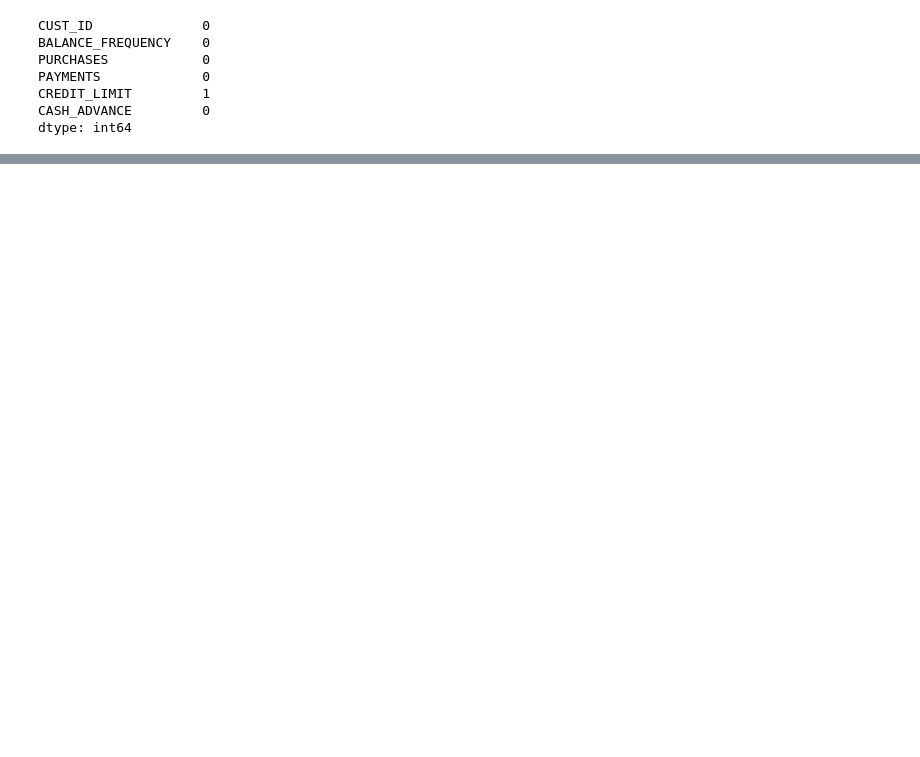
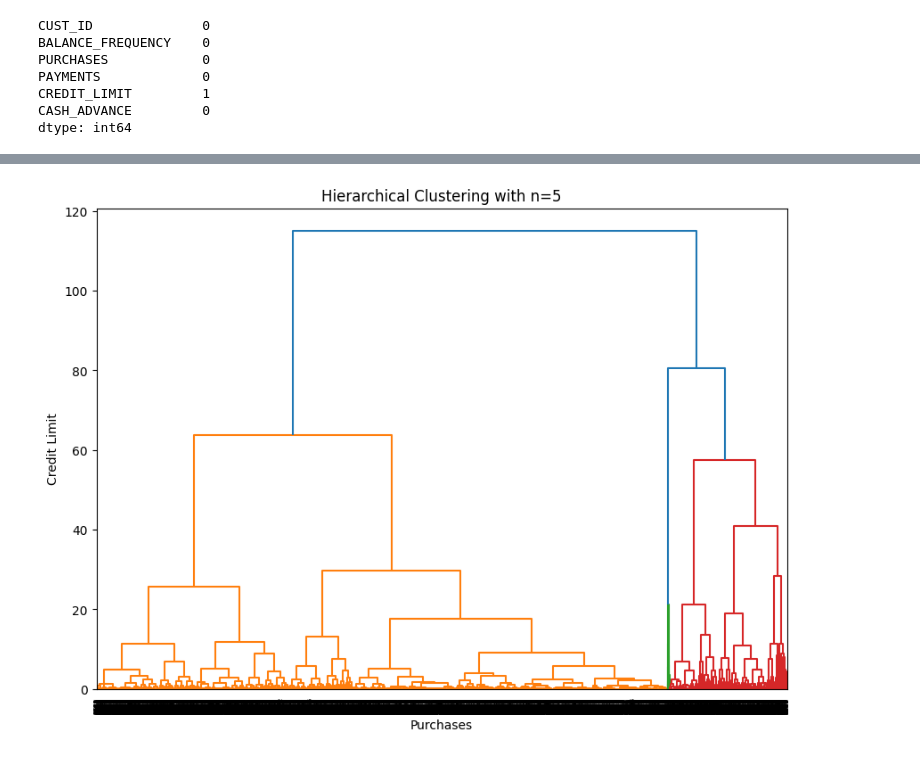
Before and after one commit to classical16/gomycode, a Jupyter notebook: unsupervised_learning_;_clustering.ipynb, the cells around one changed output, grey strips where cells are left out. Cells and saved outputs as stored; diff of their text form; code cells hidden in the pictures; blank space fills up the shorter version.

```diff
--- a/unsupervised_learning_;_clustering.ipynb
+++ b/unsupervised_learning_;_clustering.ipynb
@@ -66 +136,11 @@ data['h_clusters'] = y_pred
+# %%
+
+plt.figure(figsize=(10, 7))
+dendrogram(linkage(data_scaled, method='ward'))
+plt.title('Hierarchical Clustering with n=5')
+plt.xlabel('Purchases')
+plt.ylabel('Credit Limit')
+plt.show()
+# %% [output]
+[figure, added]
 # %%
```
Also changed, not shown: parts of 34 cells of this notebook.
